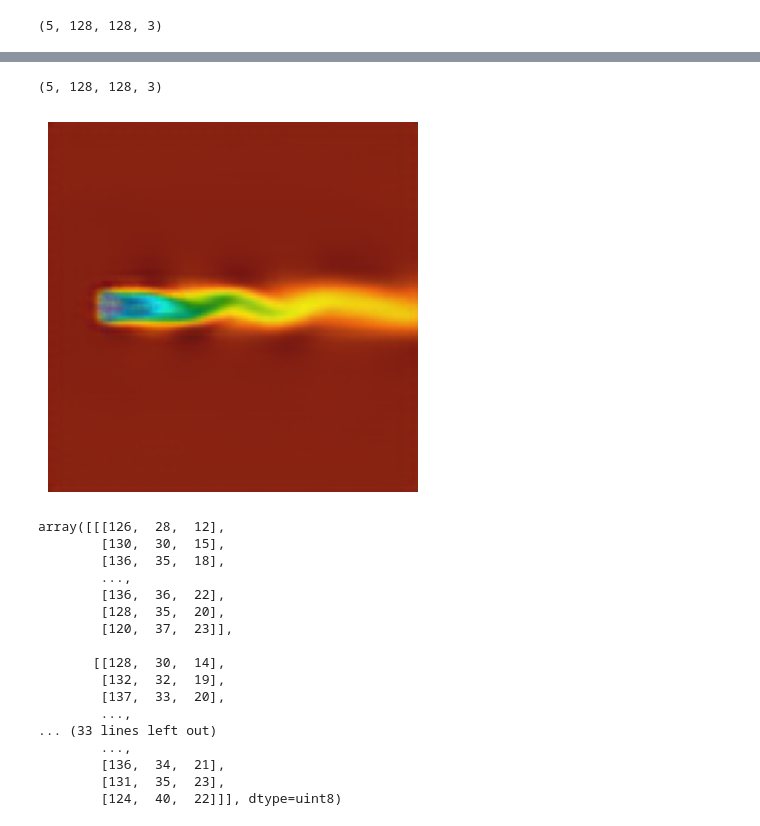
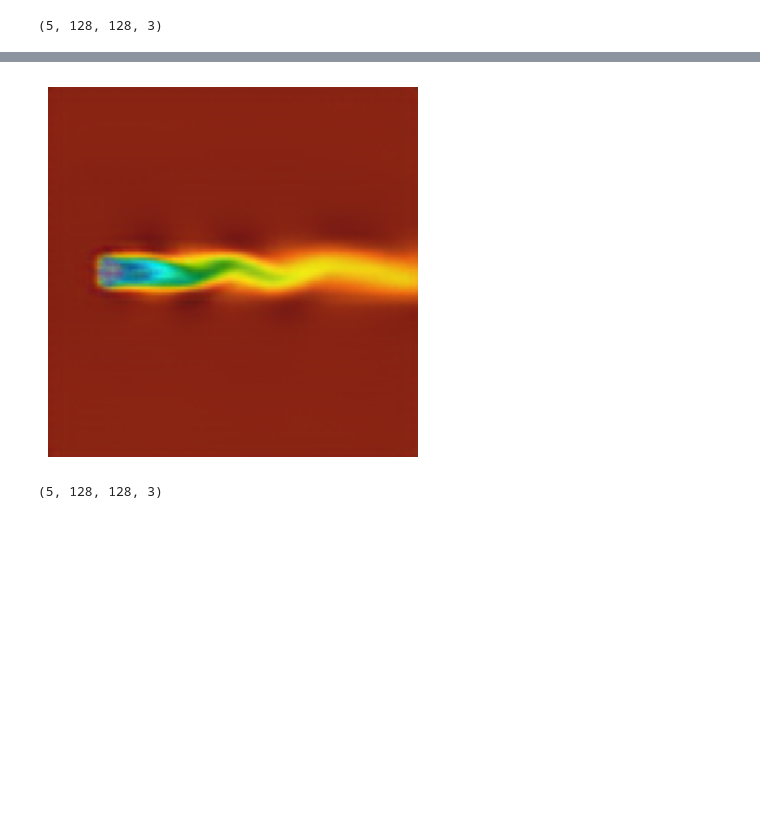
Before and after one commit to BurgaoTheChamp/ML_CFD, a Jupyter notebook: ML-CFD.ipynb, the cells around one changed output, grey strips where cells are left out. Drawn from its saved outputs; the diff is of its cells as text; code cells hidden in the pictures; blank space fills up the shorter version.

```diff
--- a/ML-CFD.ipynb
+++ b/ML-CFD.ipynb
@@ -676,24 +676,7 @@ predictions = model.predict(ImagesReynolds3DNewTest)
 # %%
-print(predictions.shape)
 imageNormalization(predictions[3], True, False)
+predictions.shape
 # %% [output]
+[figure]
 (5, 128, 128, 3)
-[figure]
-array([[[126,  28,  12],
-        [130,  30,  15],
-        [136,  35,  18],
-        ...,
-        [136,  36,  22],
-        [128,  35,  20],
-        [120,  37,  23]],
-
-       [[128,  30,  14],
-        [132,  32,  19],
-        [137,  33,  20],
-        ...,
-... (33 lines left out)
-        ...,
-        [136,  34,  21],
-        [131,  35,  23],
-        [124,  40,  22]]], dtype=uint8)
 # %%
```
Also changed, not shown: parts of 8 cells of this notebook, 10 other files.
